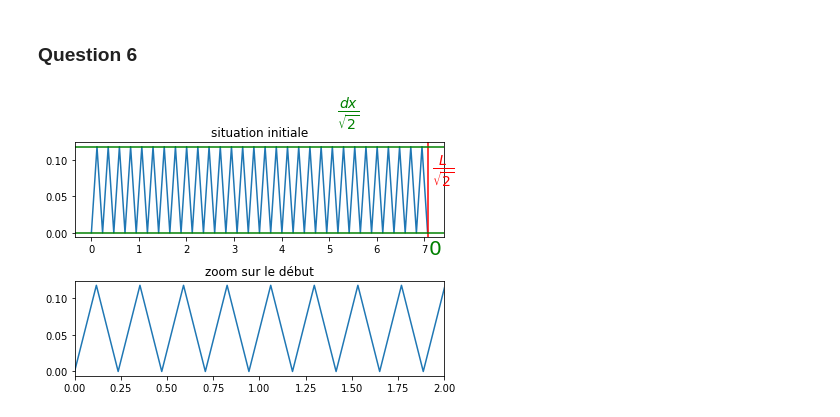
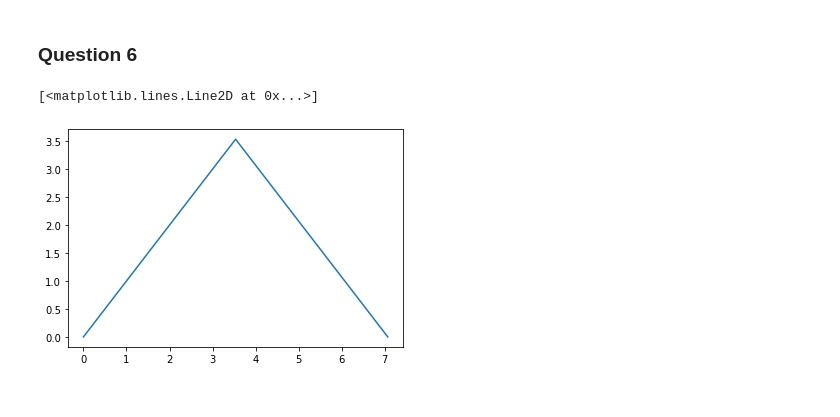
Before and after one commit to thibclz/projet_opti_tuyau, a Jupyter notebook: notebook.ipynb, the cells around one changed output. Saved outputs shown, nothing was run; the diff lists cells and outputs as text; code cells hidden in the pictures.

```diff
--- a/notebook.ipynb
+++ b/notebook.ipynb
@@ -103,36 +108,48 @@ gamma = 1
 # %%
-#setting z0 to isoceles triangles
-z0 = np.arange(2 * N + 2, dtype = 'float64')
-dx = L/N
+# #setting z0 to isoceles triangles
+# z0 = np.arange(2 * N + 2, dtype = 'float64')
+# dx = L/N
 
-#setting x_i
-z0[:N+1] *= dx/np.sqrt(2)
+# #setting x_i
+# z0[:N+1] *= dx/np.sqrt(2)
 
-#setting y_i
-z0[N+1] = 0
-z0[N+2::2] = dx/np.sqrt(2)
-z0[N+3::2] = 0
+# #setting y_i
+# z0[N+1] = 0
+# z0[N+2::2] = dx/np.sqrt(2)
+# z0[N+3::2] = 0
 
-#visualizat
-fig = plt.figure()
-sub1 = fig.add_subplot(211)
-sub1.plot(z0[:N+1], z0[N+1:])
-sub1.title.set_text('situation initiale')
-sub1.axvline(x=L/np.sqrt(2), color = 'r')
-plt.figtext(.92, .8, r"$ \frac{L}{\sqrt{2}} $", color = 'r', size = 20)
-sub1.axhline(y=dx/np.sqrt(2), color = 'g')
-plt.figtext(.7, 1, r"$ \frac{dx}{\sqrt{2}} $", color = 'g', size = 20)
-sub1.axhline(y=0, color = 'g')
-plt.figtext(.91, .52, r"$ 0 $", color = 'g', size = 20)
+# #visualizat
+# fig = plt.figure()
+# sub1 = fig.add_subplot(211)
+# sub1.plot(z0[:N+1], z0[N+1:])
+# sub1.title.set_text('situation initiale')
+# sub1.axvline(x=L/np.sqrt(2), color = 'r')
+# plt.figtext(.92, .8, r"$ \frac{L}{\sqrt{2}} $", color = 'r', size = 20)
+# sub1.axhline(y=dx/np.sqrt(2), color = 'g')
+# plt.figtext(.7, 1, r"$ \frac{dx}{\sqrt{2}} $", color = 'g', size = 20)
+# sub1.axhline(y=0, color = 'g')
+# plt.figtext(.91, .52, r"$ 0 $", color = 'g', size = 20)
 
 
-sub2 = fig.add_subplot(212)
-sub2.plot(z0[:N+1], z0[N+1:])
-plt.xlim(0,2)
-sub2.title.set_text('zoom sur le début')
+# sub2 = fig.add_subplot(212)
+# sub2.plot(z0[:N+1], z0[N+1:])
+# plt.xlim(0,2)
+# sub2.title.set_text('zoom sur le début')
 
-fig.tight_layout()
+# fig.tight_layout()
-# %% [output]
-[figure, removed]
+# %%
+z0 = np.arange(2 * N + 2, dtype = 'float64')
+dx = L/N
+
+z0[:N+1] = np.arange(0, L/np.sqrt(2)+10**-7, dx/np.sqrt(2))
+
+z0[N + 1 : N + 1 + N//2 + 1] = np.arange(0,L/(2*np.sqrt(2))+10**-7,dx/np.sqrt(2))
+z0[N + N//2 + 2:  ] = L/(2*np.sqrt(2)) - np.arange(dx/np.sqrt(2), L/(2*np.sqrt(2)) + 10**-7, dx/np.sqrt(2))
+
+
+plt.plot(z0[:N+1], z0[N+1:])
+# %% [output]
+[<matplotlib.lines.Line2D at 0x...>]
+[figure, added]
 # %%
 sol = solve(N, K, L, gamma, z0)
```
Also changed, not shown: parts of 5 cells of this notebook.
